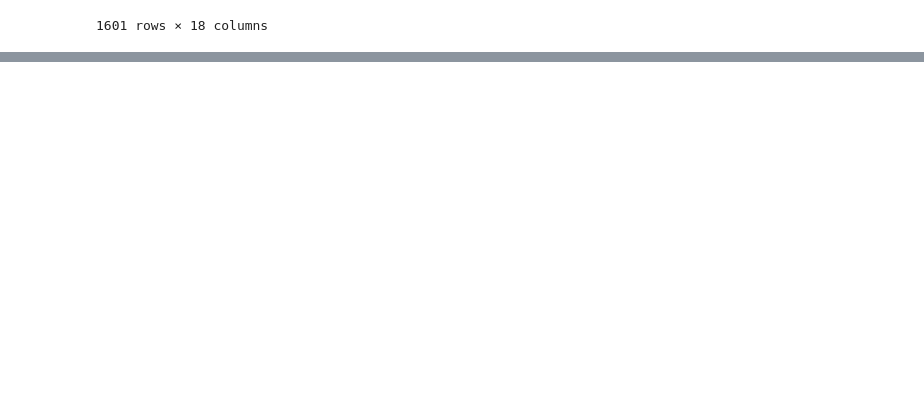
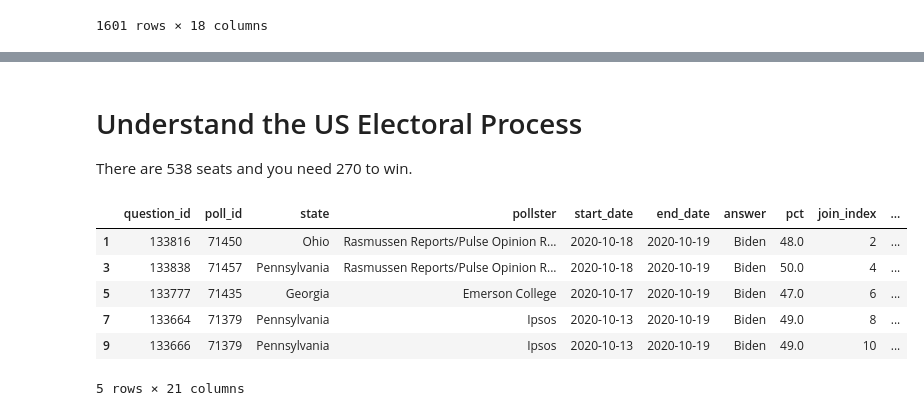
Before and after one commit to rkfd/ds-ai-for-business, a Jupyter notebook: Predicting-the-US-2020-Election/predicting-the-us-2020-election.ipynb, the cells around one changed output, grey strips where cells are left out. Saved outputs shown, nothing was run; the diff lists cells and outputs as text; code cells hidden in the pictures; blank space fills up the shorter version.

```diff
--- a/Predicting-the-US-2020-Election/predicting-the-us-2020-election.ipynb
+++ b/Predicting-the-US-2020-Election/predicting-the-us-2020-election.ipynb
@@ -328,0 +370,4 @@ grouped
+# %% [markdown]
+# Understand the US Electoral Process
+
+There are 538 seats and you need 270 to win.
@@ -328,0 +429,24 @@ grouped
+# %%
+def getBiden(row):
+  return row['pct'] if row['answer'] == 'Biden' else row['pct second']
+
+def getTrump(row):
+  return row['Trump'] if row['answer'] == 'Trump' else row['pct second']
+
+def getSeats(row):
+  return states[row['state']]
+
+# Add new columns to grouped by applying the mask function
+grouped['Biden'] = grouped.apply(getBiden, axis=1)
+grouped['Trump'] = grouped.apply(getTrump, axis=1)
+grouped['Seats'] = grouped.apply(getSeats, axis=1)
+
+grouped.head()
+# %% [output]
+|  | question_id | poll_id | state | pollster | start_date | end_date | answer | pct | join_index | ... |
+| 1 | 133816 | 71450 | Ohio | Rasmussen Reports/Pulse Opinion R... | 2020-10-18 | 2020-10-19 | Biden | 48.0 | 2 | ... |
+| 3 | 133838 | 71457 | Pennsylvania | Rasmussen Reports/Pulse Opinion R... | 2020-10-18 | 2020-10-19 | Biden | 50.0 | 4 | ... |
+| 5 | 133777 | 71435 | Georgia | Emerson College | 2020-10-17 | 2020-10-19 | Biden | 47.0 | 6 | ... |
+| 7 | 133664 | 71379 | Pennsylvania | Ipsos | 2020-10-13 | 2020-10-19 | Biden | 49.0 | 8 | ... |
+| 9 | 133666 | 71379 | Pennsylvania | Ipsos | 2020-10-13 | 2020-10-19 | Biden | 49.0 | 10 | ... |
+5 rows × 21 columns
```
Also changed, not shown: parts of 16 cells of this notebook.
